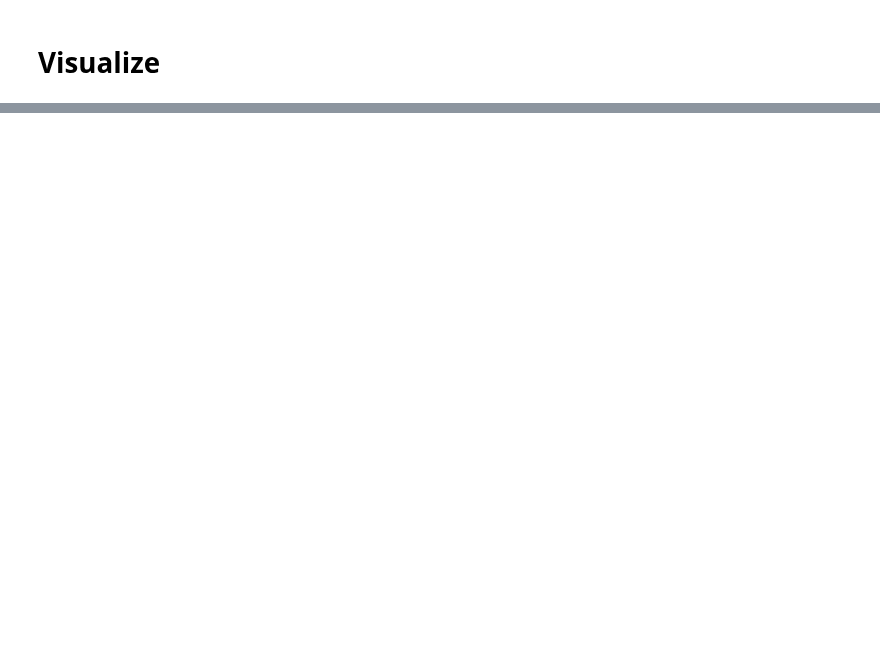
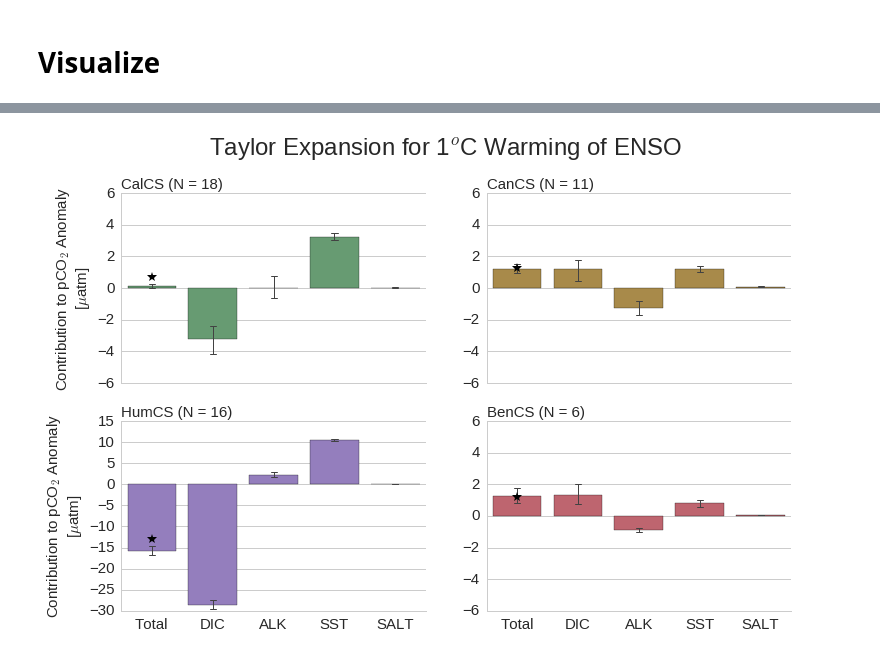
Before and after one commit to bradyrx/EBUS_BGC_Variability, a Jupyter notebook: notebooks/pCO2_Decomposition/pCO2-Taylor-Expansion.ipynb, the cells around one changed output, grey strips where cells are left out. Saved outputs shown, nothing was run; the diff lists cells and outputs as text; code cells hidden in the pictures; blank space fills up the shorter version.

```diff
--- a/notebooks/pCO2_Decomposition/pCO2-Taylor-Expansion.ipynb
+++ b/notebooks/pCO2_Decomposition/pCO2-Taylor-Expansion.ipynb
@@ -236,0 +240,48 @@ sns.despine()
+# %%
+TOTALS = [-4.95, 1.24, -12.88, 1.20]
+EBUs = ['CalCS', 'CanCS', 'HumCS', 'BenCS']
+frames = [df_cal, df_can, df_hum, df_ben]
+order = list(['Total', 'DIC', 'ALK', 'SST', 'SALT'])
+sns.set_style('whitegrid')
+fig = plt.figure(figsize=(12,8))
+if climvar == "enso" or climvar=="amo":
+    st = fig.suptitle('Taylor Expansion for 1$^{o}$C Warming of ' + climvar.upper(), fontsize=24)
+else:
+    st = fig.suptitle('Taylor Expansion for 1$\sigma$ of ' + climvar.upper(), fontsize=24)
+for i, EBU in enumerate(EBUs):
+    ax = fig.add_subplot(2, 2, i+1)
+    bars = sns.barplot(x='variable', y='value', data=frames[i], ax=ax,
+               ci=95, capsize=0.1, errwidth=1, color=colors[EBU], order=order)
+    # Plot total from delta pCO2 regression
+    plt.plot(0, TOTALS[i], '*k', markersize=10)
+    # Only label x axis on bottom
+    if i == 0 or i == 1:
+        bars.set_xticklabels('')
+    if i == 0 or i == 2:
+        bars.set_ylabel('Contribution to pCO$_{2}$ Anomaly' + '\n' + '[$\mu$atm]',
+                        fontsize=15)
+    else:
+        bars.set_ylabel('')
+    bars.set_xlabel('')
+    bars.tick_params(axis='both', which='major', labelsize=15)
+    # Annotate to tell EBUS
+    bars.set_title(EBU + ' (N = ' + str(len(frames[i][frames[i]['variable']=='ALK'])) + ')', loc='left', fontsize=15)
+    # + + + SET Y LIMS FOR EQUAL COMPARISON
+    if climvar == "enso" and i != 2:
+        bars.set_ylim([-6, 6])
+    elif climvar == "pdo":
+        bars.set_ylim([-14, 8])
+    elif climvar == "amo":
+        bars.set_ylim([-50, 80])
+    elif climvar == "sam":
+        bars.set_ylim([-15, 30])
+
+#fig.tight_layout()
+fig.subplots_adjust(top=0.85)
+st.set_y(0.95)
+sns.despine()
+#plt.savefig('/glade/u/home/rbrady/projects/EBUS_BGC_Variability/reports/figs/all-systems/' + \
+#           'taylor_expansions/taylor-expansion-' + climvar.upper() + '-pCO2-PVALUEREMOVED-smoothedClimate.eps',
+#            transparent=True, format='eps', bbox_inches='tight', pad_inches=1, dpi=1000)
+# %% [output]
+[figure, added]
```
Also changed, not shown: parts of 5 cells of this notebook, 3 other files.
